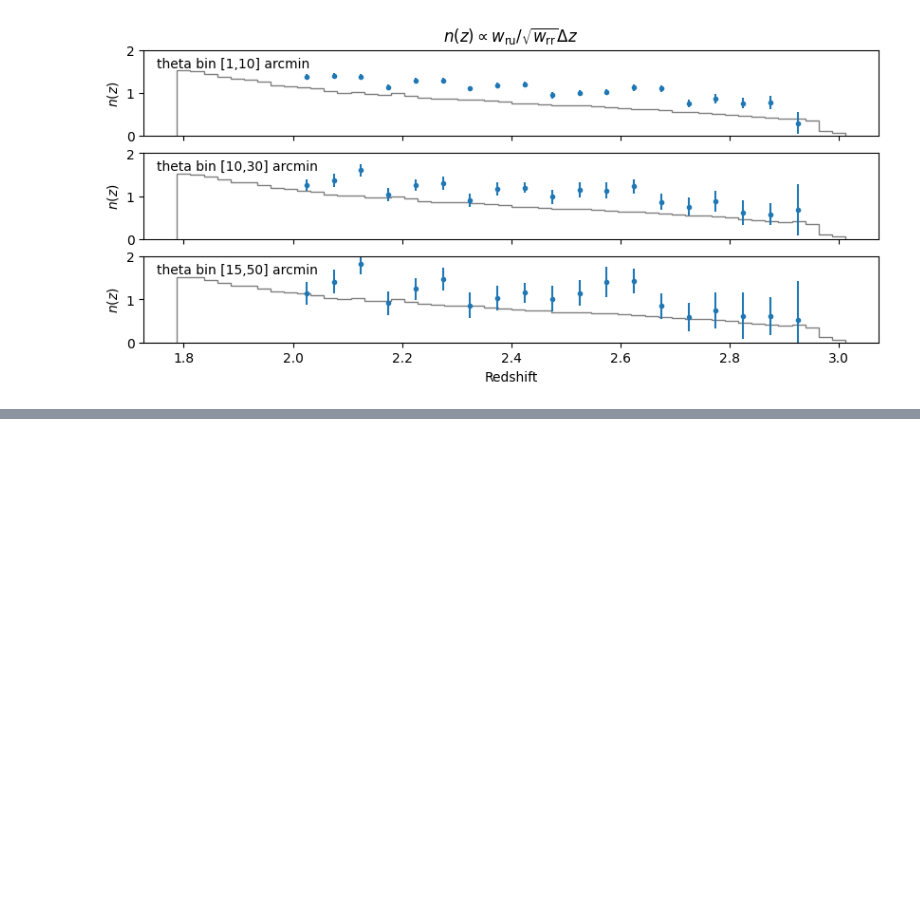
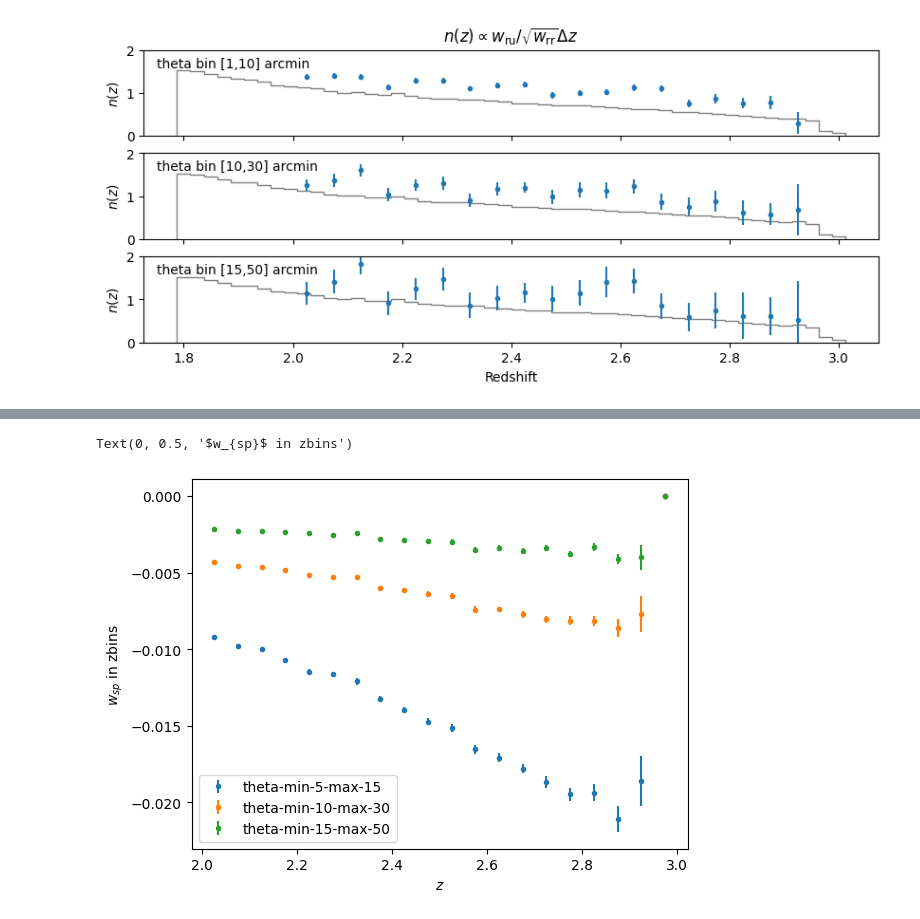
Before and after one commit to hangqianjun/lya_forest_clustering_z, a Jupyter notebook: notebooks/yaw_pipeline_test_raw-nbin20.ipynb, the cells around one changed output, grey strips where cells are left out. Saved outputs shown, nothing was run; the diff lists cells and outputs as text; code cells hidden in the pictures; blank space fills up the shorter version.

```diff
--- a/notebooks/yaw_pipeline_test_raw-nbin20.ipynb
+++ b/notebooks/yaw_pipeline_test_raw-nbin20.ipynb
@@ -316,0 +552,9 @@ pl.stairs(nz_norm,nz_edges, color='r', alpha=0.5)
+# %%
+saveroot = outroot + f"run-{sim_num}/"
+path_unknown = saveroot + f"catalogue/{type_tag}{unk_tag}-zmin-{unk_zcut[0]}-zmax-{unk_zcut[1]}.fits"
+path_reference = saveroot + f"catalogue{ref_tag}/delta-{sim_mode_tag}.fits"
+path_unk_rand = "/pscratch/sd/q/qhang/desi-lya/random-catalogue-overlap-w-z.fits"
+# %%
+zbins = [2,3,20]
+edges = np.linspace(float(zbins[0]), float(zbins[1]), int(zbins[2])+1)
+zsamp = (edges[1:] + edges[:-1])/2.
@@ -316,0 +611,5 @@ pl.stairs(nz_norm,nz_edges, color='r', alpha=0.5)
+# %%
+# load unknown data
+fin = fits.open(path_unknown)
+unknownz = fin[1].data['Z']
+unknownz_bin = np.digitize(unknownz, edges)
@@ -316,0 +713,23 @@ pl.stairs(nz_norm,nz_edges, color='r', alpha=0.5)
+# %%
+# plot below
+w_sp_theta = []
+for ii in range(len(theta_min)):
+    vec = np.zeros((len(edges)-1, 2))
+    for jj in range(len(edges)-2):
+        vec[jj,0] = W_SP[jj][ii].sample().data
+        vec[jj,1] = W_SP[jj][ii].sample().error
+    w_sp_theta.append(vec)
+# %%
+for ii in range(len(theta_min)):
+    pl.errorbar(zsamp, w_sp_theta[ii][:,0], yerr=w_sp_theta[ii][:,1], fmt='.',
+                label=f"theta-min-{theta_min[ii]}-max-{theta_max[ii]}")
+    if(0):
+        # save the files:
+        fname = saveroot + f"yaw-20bin/w_sp-zbins-{sim_mode_tag}-theta-min-{theta_min[ii]}-max-{theta_max[ii]}.txt"
+        np.savetxt(fname, np.c_[zsamp, w_sp_theta[ii]])
+pl.legend()
+pl.xlabel("$z$")
+pl.ylabel("$w_{sp}$ in zbins")
+# %% [output]
+Text(0, 0.5, '$w_{sp}$ in zbins')
+[figure, added]
```
Also changed, not shown: parts of 38 cells of this notebook, 27 other files.
